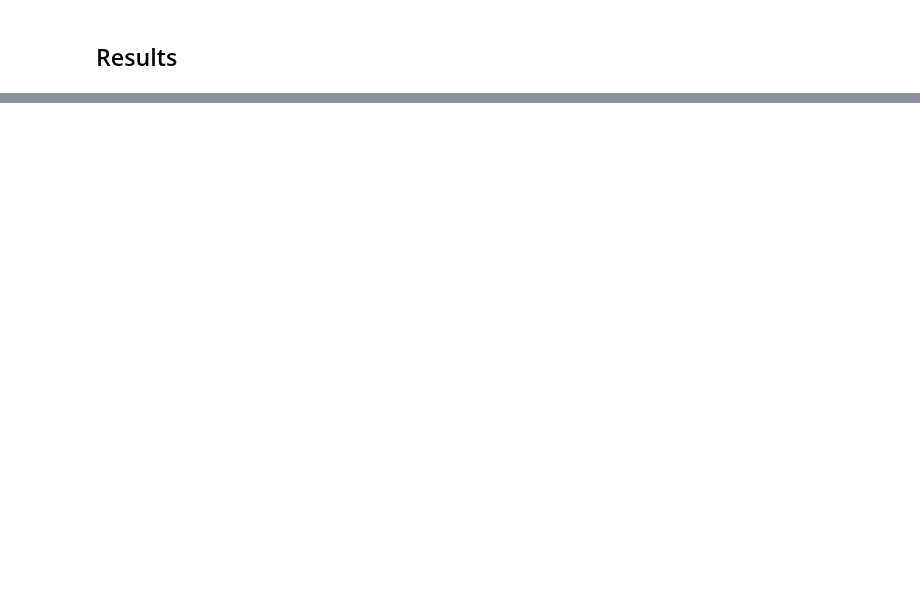
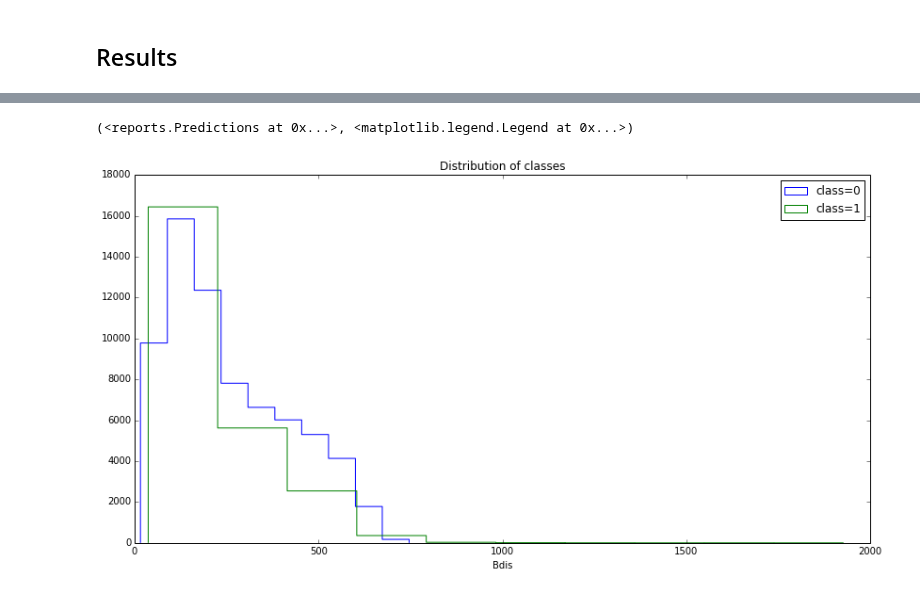
Before and after one commit to anaderi/lhcb_trigger_ml, a Jupyter notebook: IPythonWorkflow/Analysis_KsIntoMuMu.ipynb, the cells around one changed output, grey strips where cells are left out. Drawn from its saved outputs; the diff is of its cells as text; code cells hidden in the pictures; blank space fills up the shorter version.

```diff
--- a/IPythonWorkflow/Analysis_KsIntoMuMu.ipynb
+++ b/IPythonWorkflow/Analysis_KsIntoMuMu.ipynb
@@ -147,0 +177,5 @@ ylabel('sensitivity $ = s / \sqrt{s+b}$')
+# %%
+preds.hist(['Bdis']), legend()
+# %% [output]
+(<reports.Predictions at 0x...>, <matplotlib.legend.Legend at 0x...>)
+[figure, added]
```
Also changed, not shown: parts of 12 cells of this notebook.
